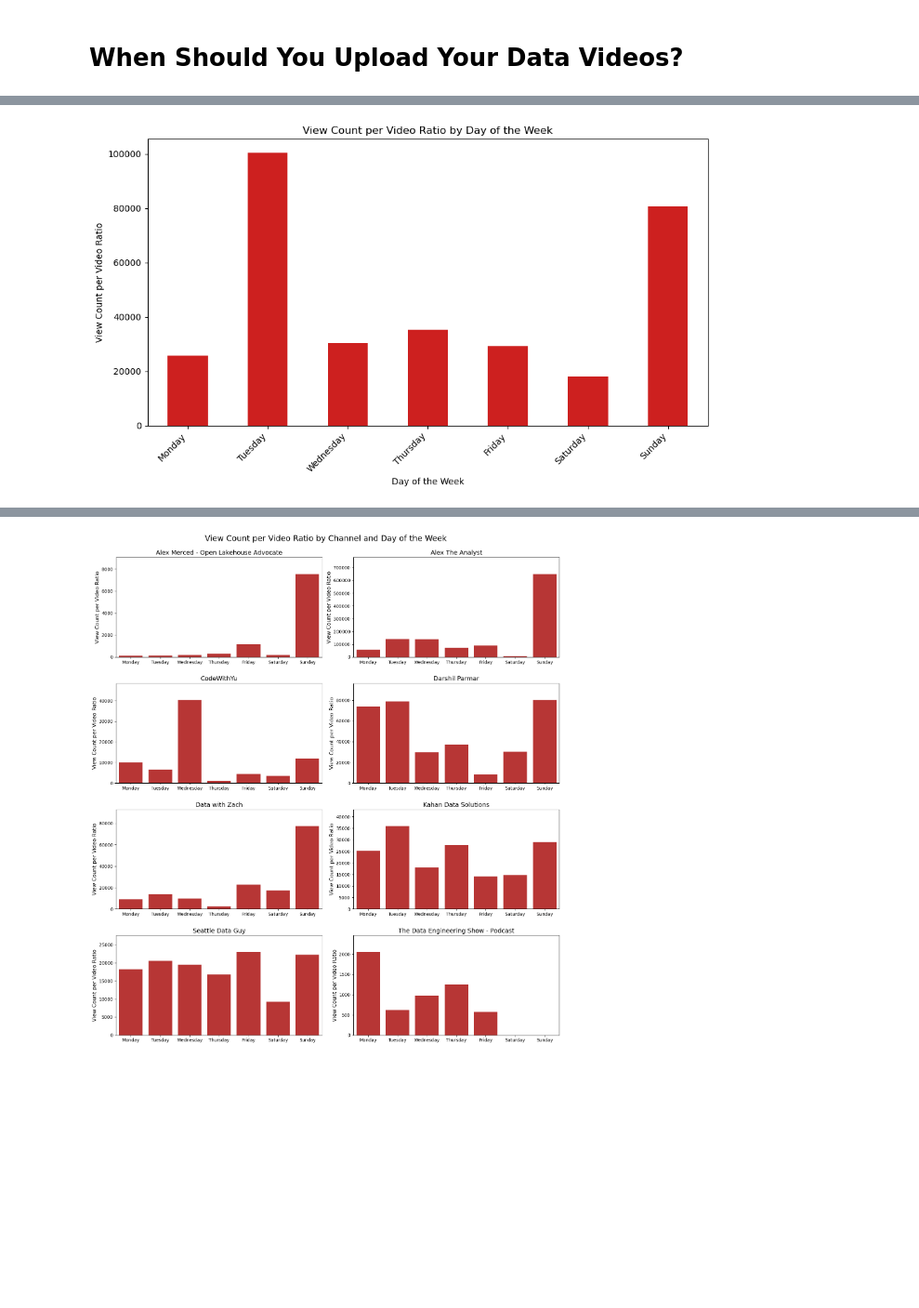
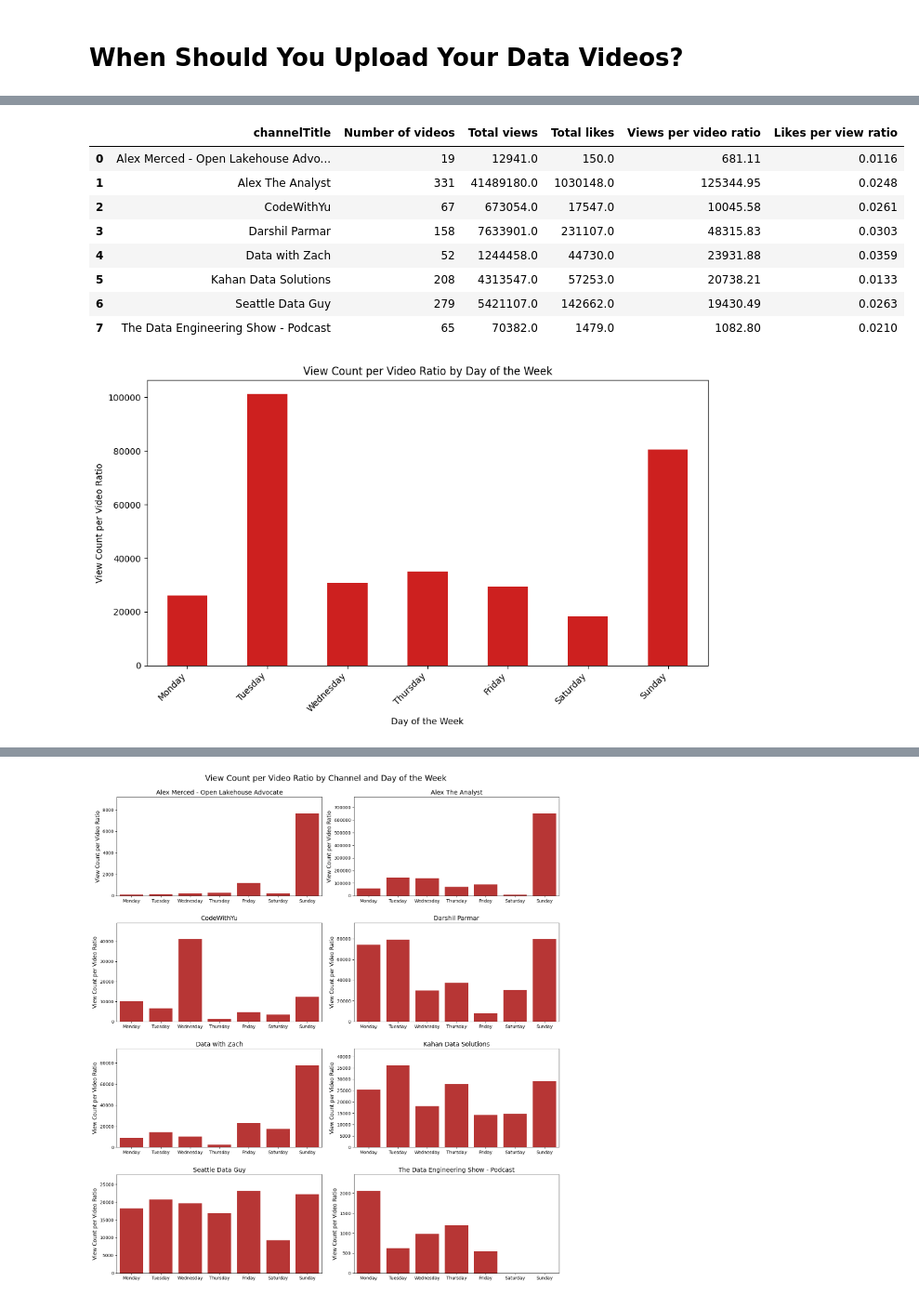
Before and after one commit to annguyen-git/should_you_upload_youtube, a Jupyter notebook: youtube_data_analytics.ipynb, the cells around one changed output, grey strips where cells are left out. Shown at 93% size. Drawn from its saved outputs; the diff is of its cells as text; code cells hidden in the pictures; blank space fills up the shorter version.

```diff
--- a/youtube_data_analytics.ipynb
+++ b/youtube_data_analytics.ipynb
@@ -25,9 +25,11 @@ api_key = ""
 # %%
-youtube = connect_youtube(api_key)
-channel_data = data_channel_youtube(youtube,handles)
-video_df = data_video_youtube(youtube,channel_data)
-df = transform_data(video_df)
-df.to_csv('output/youtube_data.csv', index=False)
+# Fields included: id, channelTitle, title, description, tags, viewCount, likeCount
+# favoriteCount, commentCount, duration, definition, caption, publishedOn (day's name), datepublished, timepublished
+# To advoid too many calls from API, comment the below line after you load the data to local folder
+get_data_youtue(handles)
+
+# Then load the data from local folder
+df = pd.read_csv('data/youtube_data.csv')
 # %% [output]
 Getting video information from channel: Darshil Parmar
 Getting video information from channel: Seattle Data Guy
@@ -66,3 +67,22 @@ dfcount
+# %%
+# Get channel's stats
+upload_count = df.groupby('channelTitle').size().reset_index(name='Number of videos')
+view_like_sum = df.groupby('channelTitle')[['viewCount', 'likeCount']].sum().reset_index()
+merge_df = pd.merge(upload_count, view_like_sum, on='channelTitle').rename(columns = {'viewCount': 'Total views', 'likeCount':'Total likes' })
+merge_df['Views per video ratio'] = round(merge_df['Total views'] / merge_df['Number of videos'],2)
+merge_df['Likes per view ratio']  = round(merge_df['Total likes'] / merge_df['Total views'],4)
+
+merge_df
+# %% [output]
+|  | channelTitle | Number of videos | Total views | Total likes | Views per video ratio | Likes per view ratio |
+| 0 | Alex Merced - Open Lakehouse Advo... | 19 | 12941.0 | 150.0 | 681.11 | 0.0116 |
+| 1 | Alex The Analyst | 331 | 41489180.0 | 1030148.0 | 125344.95 | 0.0248 |
+| 2 | CodeWithYu | 67 | 673054.0 | 17547.0 | 10045.58 | 0.0261 |
+| 3 | Darshil Parmar | 158 | 7633901.0 | 231107.0 | 48315.83 | 0.0303 |
+| 4 | Data with Zach | 52 | 1244458.0 | 44730.0 | 23931.88 | 0.0359 |
+| 5 | Kahan Data Solutions | 208 | 4313547.0 | 57253.0 | 20738.21 | 0.0133 |
+| 6 | Seattle Data Guy | 279 | 5421107.0 | 142662.0 | 19430.49 | 0.0263 |
+| 7 | The Data Engineering Show - Podcast | 65 | 70382.0 | 1479.0 | 1082.80 | 0.0210 |
 # %%
 df_grouped = df.groupby(['publishedOn']).agg({'viewCount': 'sum', 'id': 'count'}).reset_index()
 
@@ -87,4 +107,4 @@ plt.xticks(rotation=45, ha='right')
 plt.tight_layout()
 plt.show()
 # %% [output]
-[figure, old version]
+[figure, new version]
```
Also changed, not shown: parts of 15 cells of this notebook, 4 other files.
